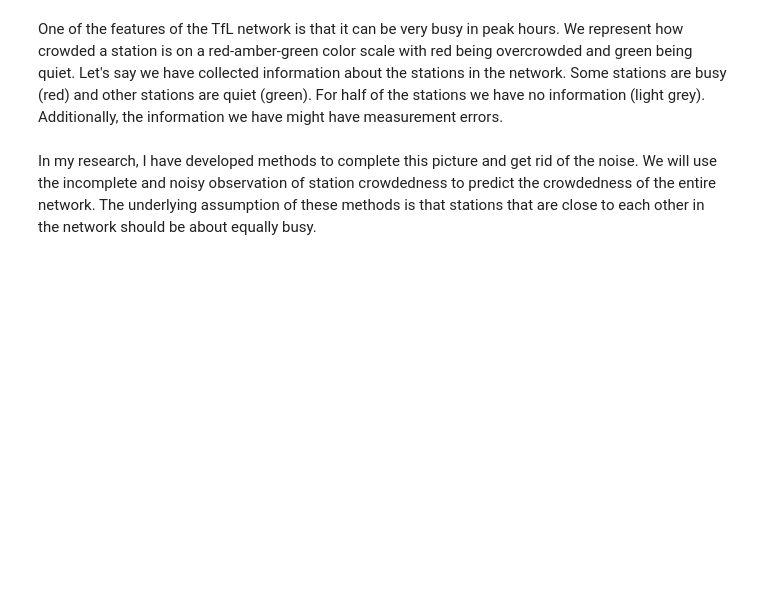
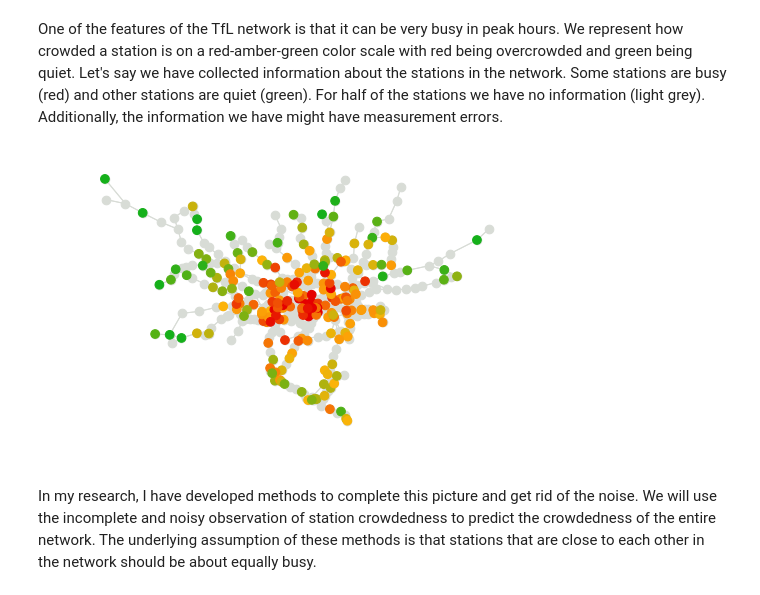
Before and after one commit to jarno35/thesis-presentation, a Jupyter notebook: thesis_presentation.ipynb, the cells around one changed output. Drawn from its saved outputs; the diff is of its cells as text; code cells hidden in the pictures; blank space fills up the shorter version.

```diff
--- a/thesis_presentation.ipynb
+++ b/thesis_presentation.ipynb
@@ -19,4 +125,10 @@ We can also represent the TfL network using a node for each station and connecti
 # %% [markdown]
 One of the features of the TfL network is that it can be very busy in peak hours. We represent how crowded a station is on a red-amber-green color scale with red being overcrowded and green being quiet. Let's say we have collected information about the stations in the network. Some stations are busy (red) and other stations are quiet (green). For half of the stations we have no information (light grey). Additionally, the information we have might have measurement errors.
+# %%
+tfl_labels = tfl_zone_labels(tfl, zones, 0.5)
+plot_network(tfl, coordinates, 'xkcd:light grey')
+plot_network(tfl, coordinates, tfl_labels, colormap=rag_colormap(), vmin=4, vmax=10)
+# %% [output]
+[figure, added]
 # %% [markdown]
 In my research, I have developed methods to complete this picture and get rid of the noise. We will use the incomplete and noisy observation of station crowdedness to predict the crowdedness of the entire network. The underlying assumption of these methods is that stations that are close to each other in the network should be about equally busy.
```
Also changed, not shown: parts of 7 cells of this notebook, 1 other file.
